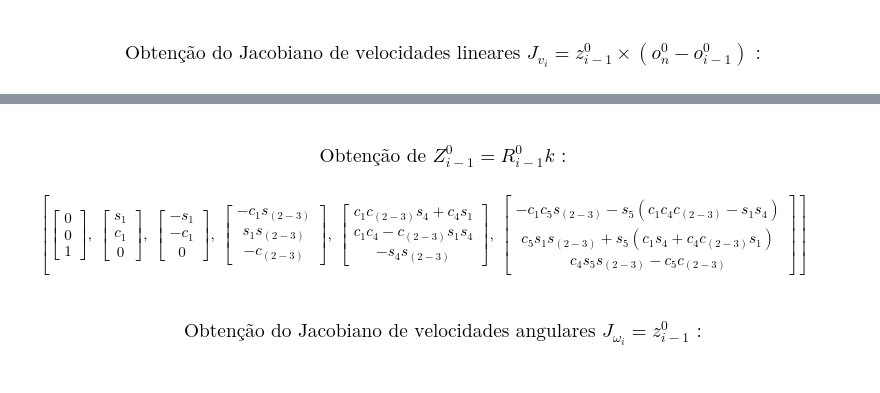
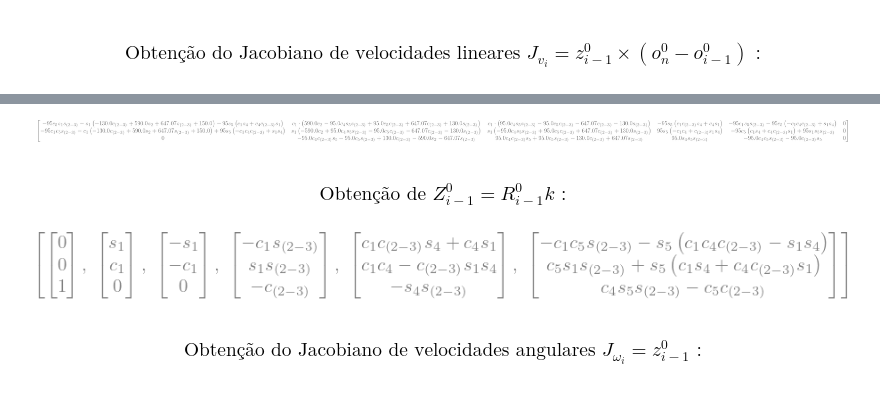
Before and after one commit to ErickNMA/Robotics, a Jupyter notebook: Inverse Kinematics/Comau Smart5 SiX/Comau Smart5SiX.ipynb, the cells around one changed output, grey strips where cells are left out. Drawn from its saved outputs; the diff is of its cells as text; code cells hidden in the pictures.

```diff
--- a/Inverse Kinematics/Comau Smart5 SiX/Comau Smart5SiX.ipynb
+++ b/Inverse Kinematics/Comau Smart5 SiX/Comau Smart5SiX.ipynb
@@ -58,7 +42,7 @@ origins = MCD[0:3, 3]
 
 jv = []
 for i in thetas:
-    jv.append(abrev(diff(origins, i)))
+    jv.append(abrev(simplify(diff(origins, i))))
 
 import numpy as np
 
@@ -68,3 +51,4 @@ $\displaystyle \left[\begin{matrix}- 95 c_{5} s_{1} s_{(2-3)} - s_{1} \left(- 13
+[figure, added]
 # %% [markdown]
 ### $$\text{Obtenção de } Z_{i-1}^0 = R_{i-1}^0k \text{ :}$$
 # %%
@@ -72,11 +56,11 @@ z = [Matrix([[0], [0], [1]])]
 n = 8
 
 for i in range(2, n-1):
-    z.append(simplify(six.HTM(0, i)[:3, 2]))
-#z.append(simplify(six.HTM(0, 8)[:3, 2]))
+    z.append(abrev(simplify(six.HTM(0, i)[:3, 2])))
+
 z
 # %% [output]
-$\displaystyle \left[ \left[\begin{matrix}0\\0\\1\end{matrix}\right], \  \left[\begin{matrix}s_{1}\\c_{1}\\0\end{matrix}\right], \  \left[\begin{matrix}- s_{1}\\- c_{1}\\0\end{matrix}\right], \  \left[\begin{matrix}- c_{1} s_{(2-3)}\\s_{1} s_{(2-3)}\\- c_{(2-3)}\end{matrix}\right], \  \left[\begin{matrix}c_{1} c_{(2-3)} s_{4} + c_{4} s_{1}\\c_{1} c_{4} - c_{(2-3)} s_{1} s_{4}\\- s_{4} s_{(2-3)}\end{matrix}\right], \  \left[\begin{matrix}- c_{1} c_{5} s_{(2-3)} - s_{5} \left(c_{1} c_{4} c_{(2-3)} - s_{1} s_{4}\right)\\c_{5} s_{1} s_{(2-3)} + s_{5} \left(c_{1} s_{4} + c_{4} c_{(2-3)} s_{1}\right)\\c_{4} s_{5} s_{(2-3)} - c_{5} c_{(2-3)}\end{matrix}\right]\right]$
+[figure, added]
 # %% [markdown]
 ### $$\text{Obtenção do Jacobiano de velocidades angulares } J_{\omega_i} = z_{i-1}^0 \text{ :}$$
 # %%
```
Also changed, not shown: parts of 5 cells of this notebook.
